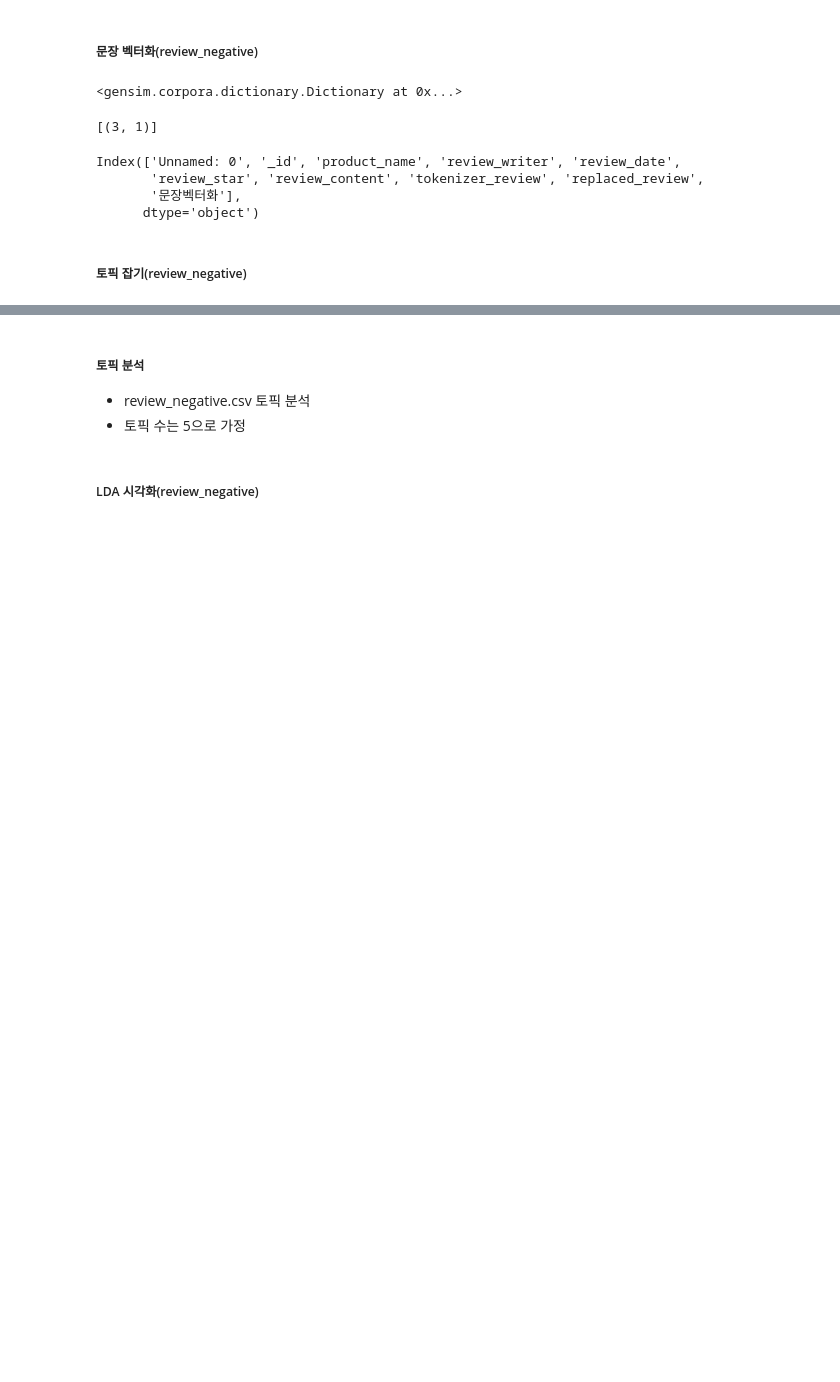
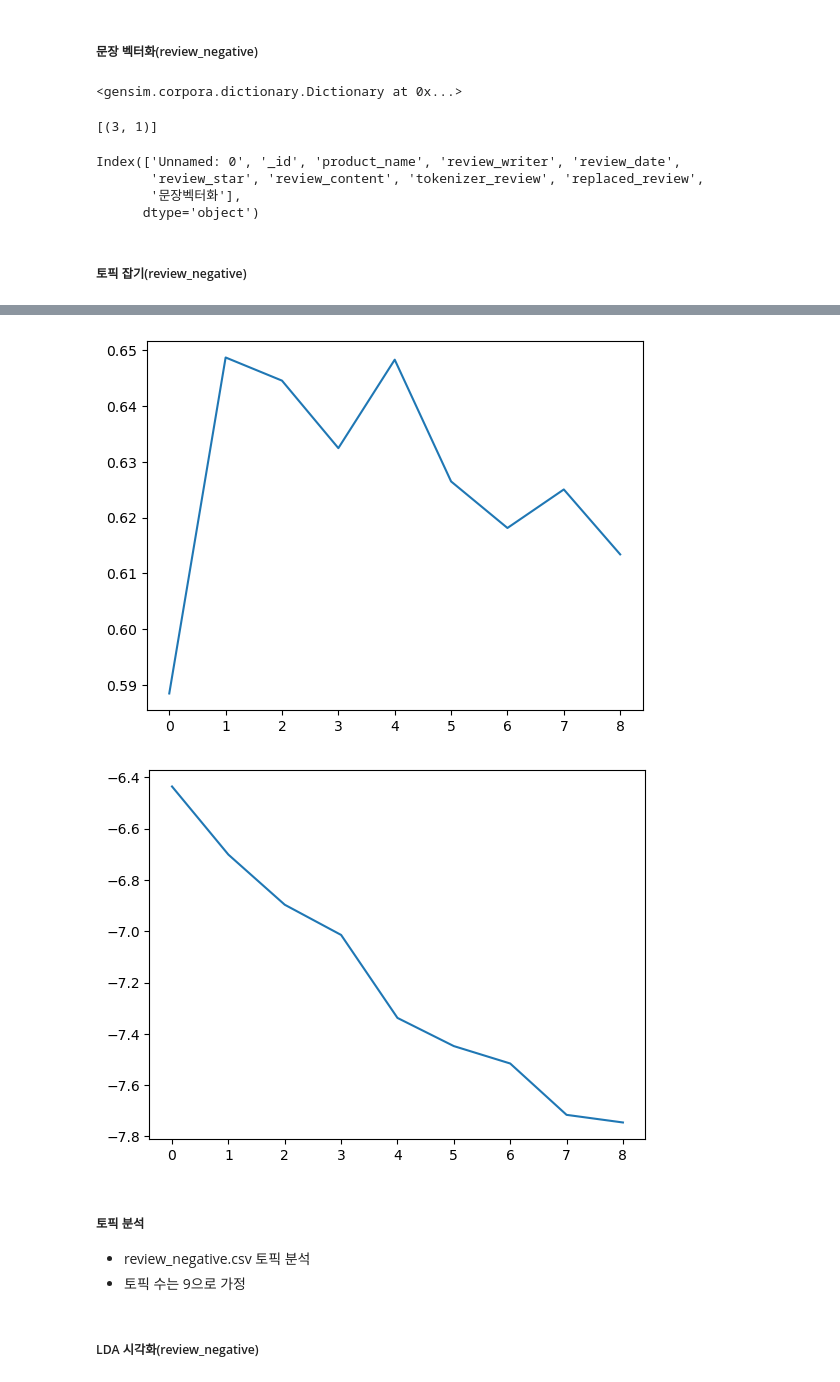
Before and after one commit to SSSanga/project_nutrients, a Jupyter notebook: gatheringdatas/codes/cholesterol_LDA.ipynb, the cells around one changed output, grey strips where cells are left out. Cells and saved outputs as stored; diff of their text form; code cells hidden in the pictures; blank space fills up the shorter version.

```diff
--- a/gatheringdatas/codes/cholesterol_LDA.ipynb
+++ b/gatheringdatas/codes/cholesterol_LDA.ipynb
@@ -97,0 +137,5 @@ lda_model.print_topics(num_words=4)
+# %%
+preprocessed_sentences = morphs_list
+# %%
+dictionary = Dictionary(preprocessed_sentences) # fix in like sklean
+dictionary
@@ -97,0 +144,5 @@ lda_model.print_topics(num_words=4)
+# %%
+# 일관성 점수
+from gensim.models.coherencemodel import CoherenceModel
+coherenceModel = CoherenceModel(model=lda_model, texts=morphs_list, dictionary=dictionary)
+coherenceModel.get_coherence()
@@ -97,0 +156,10 @@ lda_model.print_topics(num_words=4)
+# %%
+start_topic = 2
+end_topic = 10
+coherence_scores = list()
+perplexity_scores = list()
+for topic_number in range(start_topic, end_topic+1):
+    lda_model = LdaModel(corpus=corpus_list, id2word=dictionary, num_topics=topic_number) # fix
+    coherenceModel = CoherenceModel(model=lda_model, texts=morphs_list, dictionary=dictionary)
+    coherence_scores.append(coherenceModel.get_coherence()) # 일관성 점수
+    perplexity_scores.append(lda_model.log_perplexity(corpus_list))
@@ -98,7 +184,15 @@ lda_model.print_topics(num_words=4)
+# %%
+sns.lineplot(coherence_scores)
+plt.show()
+sns.lineplot(perplexity_scores)
+plt.show()
+# %% [output]
+[figure, added]
+[figure, added]
 # %% [markdown]
 ##### 토픽 분석
 - review_negative.csv 토픽 분석
-- 토픽 수는 5으로 가정
+- 토픽 수는 9으로 가정
 # %% [markdown]
 ##### LDA 시각화(review_negative)
 # %%
```
Also changed, not shown: parts of 15 cells of this notebook, 2 other files.
